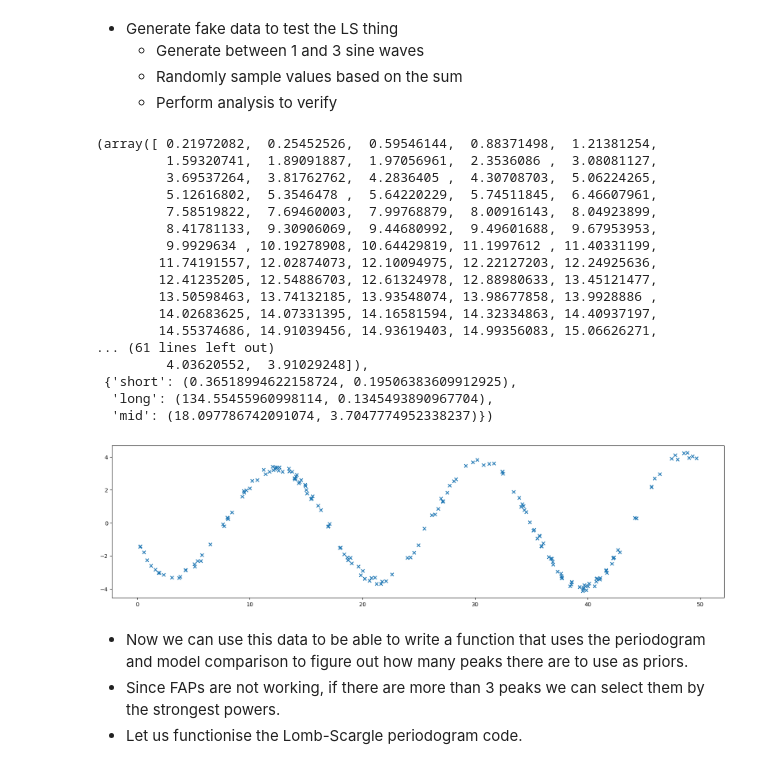
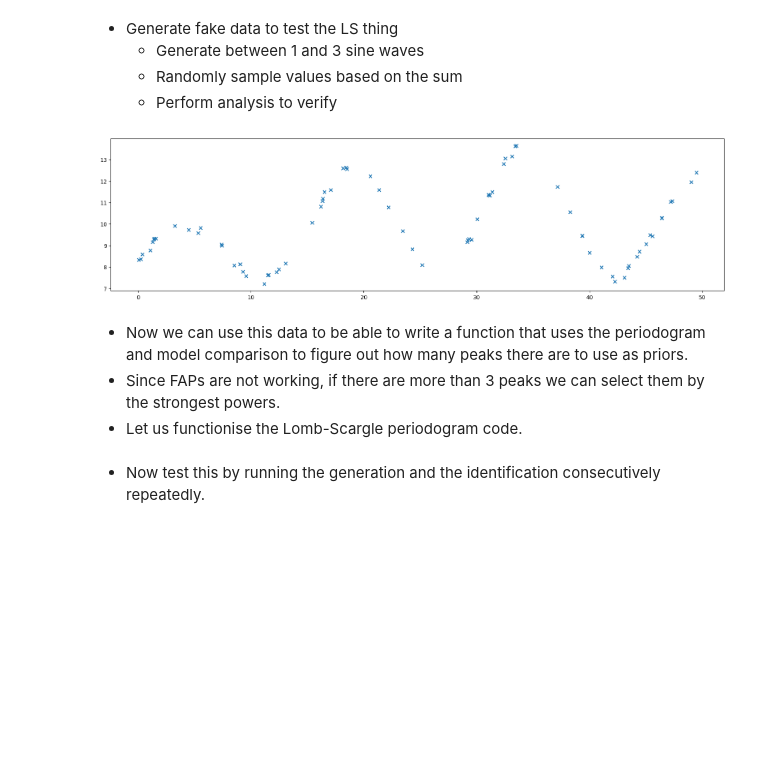
Before and after one commit to JoeyWee1/SolarCycleForecasting, a Jupyter notebook: rationalising_priors.ipynb, the cells around one changed output. Drawn from its saved outputs; the diff is of its cells as text; code cells hidden in the pictures; blank space fills up the shorter version.

```diff
--- a/rationalising_priors.ipynb
+++ b/rationalising_priors.ipynb
@@ -120,7 +121,7 @@ The best period is 10.017101710171017 years
 # %%
 import random
 
-def generate_toy_signal(k = 3, time_range=30, seasonal=1, plot = False):
+def generate_toy_signal(k = 3, time_range=30, seasonal=1, plot = False, mult = 10):
     '''
     Generates a fake signal so we can see if the periodogram is useful for identifying the priors.
     There are three possible ranges of the data. Short; medium; long.
@@ -146,7 +147,7 @@ def generate_toy_signal(k = 3, time_range=30, seasonal=1, plot = False):
     chosen_bounds = dict(random.sample(list(bounds.items()), k=k))
 
     shortest_period = min(lo for (lo, hi), (blo, bhi) in chosen_bounds.values())
-    dt = shortest_period * 10 # nyquist safe
+    dt = shortest_period * mult  # nyquist safe
 
     # Chosen keys
     keys = chosen_bounds.keys()
@@ -154,53 +155,36 @@ def generate_toy_signal(k = 3, time_range=30, seasonal=1, plot = False):
     # Choose the periods
     periods = [np.random.uniform(lo,hi) for (lo, hi), (blo,bhi) in chosen_bounds.values()]
 
     # Choose the concomitant amplitudes
     amps = [np.random.uniform(blo, bhi) for (lo, hi), (blo, bhi) in chosen_bounds.values()]
 
     n_points = int(time_range / dt)
     t = np.sort(np.random.uniform(0, time_range, size=n_points))
 
     if seasonal < 1:
         t = t[np.mod(t, 1.0) < 0.6]
 
     # Find the y given by the chosen items
     components = {
-        key: amp * np.sin(2 * np.pi * t / period + np.random.uniform(0, 2 * np.pi))
+        key: amp * np.sin(2 * np.pi * t / period + np.random.uniform(0, 2 * np.pi)) + np.random.normal(0,5)
         for key, period, amp in zip(keys, periods, amps)
     }
 
     if "long" in components and "mid" in components:
         y = (1 + components["long"]) * components["mid"]
         if "short" in components:
             y += components['short']
     else:
         y = sum(components.values())
 
     if plot:
         fig, ax = plt.subplots(figsize=(20,5))
         ax.scatter(t,y, marker = 'x')
     return t, y, dict(zip(keys, zip(periods, amps)))
 
-t, y, signal_data = generate_toy_signal(plot= True, time_range= 50)
+t, y, signal_data = generate_toy_signal(plot= True, time_range= 50, mult = 15, seasonal= 0.8)
 # %% [output]
-(array([ 0.21972082,  0.25452526,  0.59546144,  0.88371498,  1.21381254,
-         1.59320741,  1.89091887,  1.97056961,  2.3536086 ,  3.08081127,
-         3.69537264,  3.81762762,  4.2836405 ,  4.30708703,  5.06224265,
-         5.12616802,  5.3546478 ,  5.64220229,  5.74511845,  6.46607961,
-         7.58519822,  7.69460003,  7.99768879,  8.00916143,  8.04923899,
-         8.41781133,  9.30906069,  9.44680992,  9.49601688,  9.67953953,
-         9.9929634 , 10.19278908, 10.64429819, 11.1997612 , 11.40331199,
-        11.74191557, 12.02874073, 12.10094975, 12.22127203, 12.24925636,
-        12.41235205, 12.54886703, 12.61324978, 12.88980633, 13.45121477,
-        13.50598463, 13.74132185, 13.93548074, 13.98677858, 13.9928886 ,
-        14.02683625, 14.07331395, 14.16581594, 14.32334863, 14.40937197,
-        14.55374686, 14.91039456, 14.93619403, 14.99356083, 15.06626271,
-... (61 lines left out)
-         4.03620552,  3.91029248]),
- {'short': (0.36518994622158724, 0.19506383609912925),
-  'long': (134.55455960998114, 0.1345493890967704),
-  'mid': (18.097786742091074, 3.7047774952338237)})
-[figure, old version]
+[figure, new version]
 # %% [markdown]
 - Now we can use this data to be able to write a function that uses the periodogram and model comparison to figure out how many peaks there are to use as priors.
 - Since FAPs are not working, if there are more than 3 peaks we can select them by the strongest powers.
@@ -207,0 +265,2 @@ t, y, signal_data = generate_toy_signal(plot= True, time_range= 50)
+# %% [markdown]
+- Now test this by running the generation and the identification consecutively repeatedly.
```
Also changed, not shown: parts of 3 cells of this notebook.
